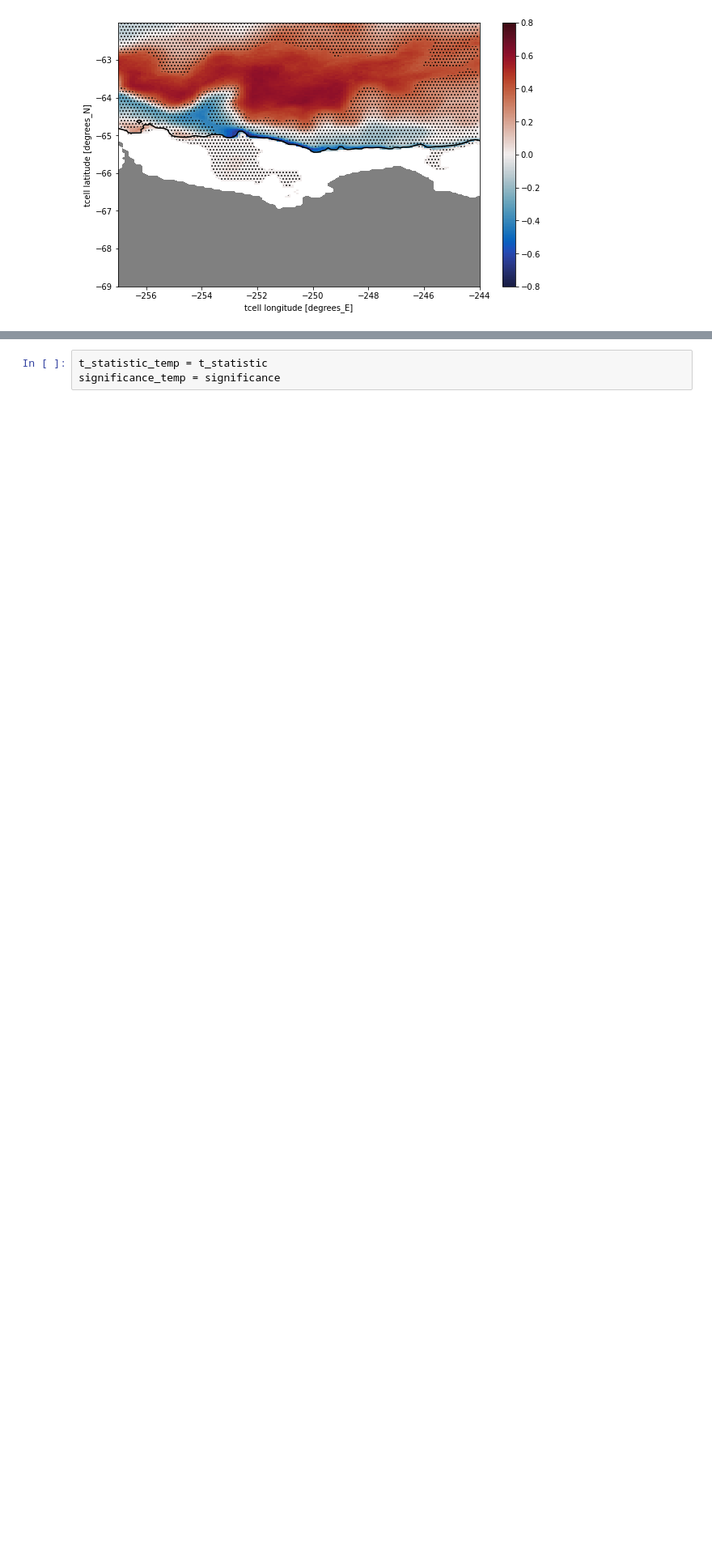
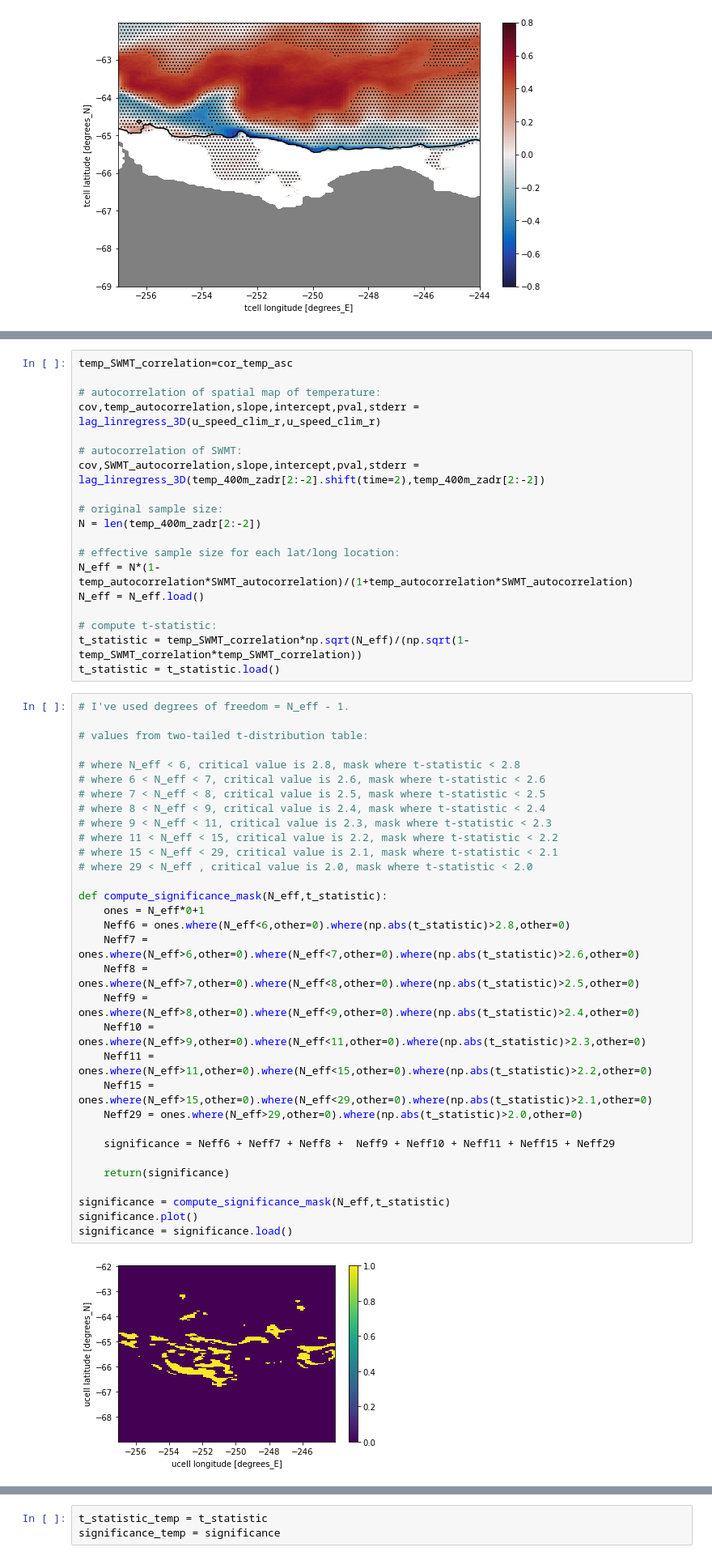
Before and after one commit to ribeiron/ScriptsChapter3, a Jupyter notebook: Fig7a-c.ipynb, the cells around one changed output, grey strips where cells are left out. Shown at 81% size. Saved outputs shown, nothing was run; the diff lists cells and outputs as text; blank space fills up the shorter version.

Commit message:
ASC vs T spatial corr panel

```diff
--- a/Fig7a-c.ipynb
+++ b/Fig7a-c.ipynb
@@ -1008,0 +1078,53 @@ cs = plt.contourf(t_statistic_tempVSiso.xt_ocean,t_statistic_tempVSiso.yt_ocean,
+# %%
+temp_SWMT_correlation=cor_temp_asc
+
+# autocorrelation of spatial map of temperature:
+cov,temp_autocorrelation,slope,intercept,pval,stderr = lag_linregress_3D(u_speed_clim_r,u_speed_clim_r)
+
+# autocorrelation of SWMT:
+cov,SWMT_autocorrelation,slope,intercept,pval,stderr = lag_linregress_3D(temp_400m_zadr[2:-2].shift(time=2),temp_400m_zadr[2:-2])
+
+# original sample size:
+N = len(temp_400m_zadr[2:-2])
+
+# effective sample size for each lat/long location:
+N_eff = N*(1-temp_autocorrelation*SWMT_autocorrelation)/(1+temp_autocorrelation*SWMT_autocorrelation)
+N_eff = N_eff.load()
+
+# compute t-statistic:
+t_statistic = temp_SWMT_correlation*np.sqrt(N_eff)/(np.sqrt(1-temp_SWMT_correlation*temp_SWMT_correlation))
+t_statistic = t_statistic.load()
+# %%
+# I've used degrees of freedom = N_eff - 1.
+
+# values from two-tailed t-distribution table:
+
+# where N_eff < 6, critical value is 2.8, mask where t-statistic < 2.8
+# where 6 < N_eff < 7, critical value is 2.6, mask where t-statistic < 2.6
+# where 7 < N_eff < 8, critical value is 2.5, mask where t-statistic < 2.5
+# where 8 < N_eff < 9, critical value is 2.4, mask where t-statistic < 2.4
+# where 9 < N_eff < 11, critical value is 2.3, mask where t-statistic < 2.3
+# where 11 < N_eff < 15, critical value is 2.2, mask where t-statistic < 2.2
+# where 15 < N_eff < 29, critical value is 2.1, mask where t-statistic < 2.1
+# where 29 < N_eff , critical value is 2.0, mask where t-statistic < 2.0
+
+def compute_significance_mask(N_eff,t_statistic):
+    ones = N_eff*0+1
+    Neff6 = ones.where(N_eff<6,other=0).where(np.abs(t_statistic)>2.8,other=0)
+    Neff7 = ones.where(N_eff>6,other=0).where(N_eff<7,other=0).where(np.abs(t_statistic)>2.6,other=0)
+    Neff8 = ones.where(N_eff>7,other=0).where(N_eff<8,other=0).where(np.abs(t_statistic)>2.5,other=0)
+    Neff9 = ones.where(N_eff>8,other=0).where(N_eff<9,other=0).where(np.abs(t_statistic)>2.4,other=0)
+    Neff10 = ones.where(N_eff>9,other=0).where(N_eff<11,other=0).where(np.abs(t_statistic)>2.3,other=0)
+    Neff11 = ones.where(N_eff>11,other=0).where(N_eff<15,other=0).where(np.abs(t_statistic)>2.2,other=0)
+    Neff15 = ones.where(N_eff>15,other=0).where(N_eff<29,other=0).where(np.abs(t_statistic)>2.1,other=0)
+    Neff29 = ones.where(N_eff>29,other=0).where(np.abs(t_statistic)>2.0,other=0)
+
+    significance = Neff6 + Neff7 + Neff8 +  Neff9 + Neff10 + Neff11 + Neff15 + Neff29
+
+    return(significance)
+
+significance = compute_significance_mask(N_eff,t_statistic)
+significance.plot()
+significance = significance.load()
+# %% [output]
+[figure, added]
```
Also changed, not shown: parts of 23 cells of this notebook.
